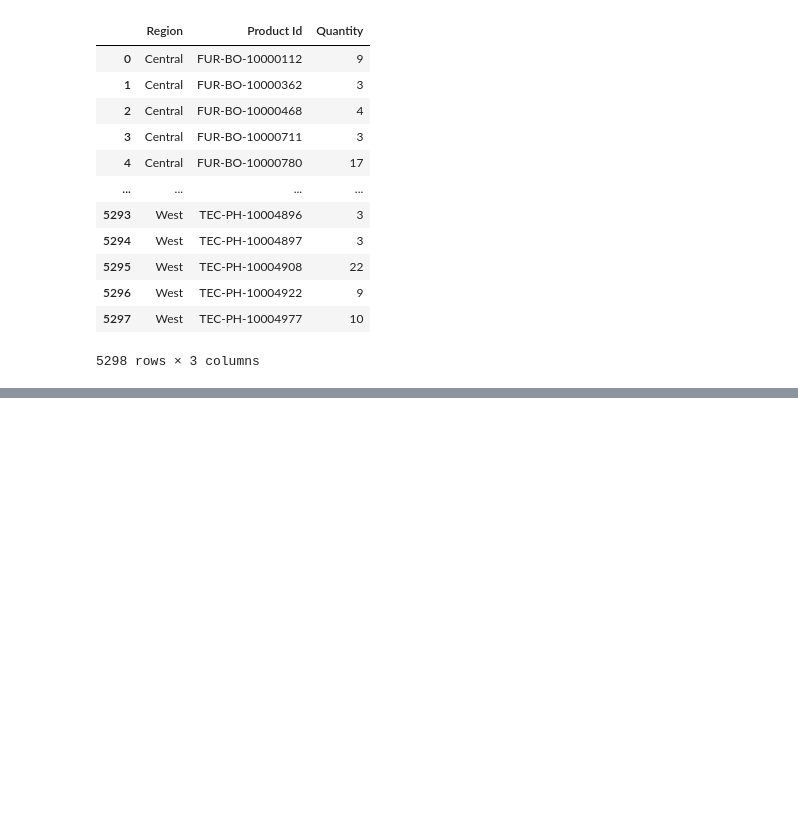
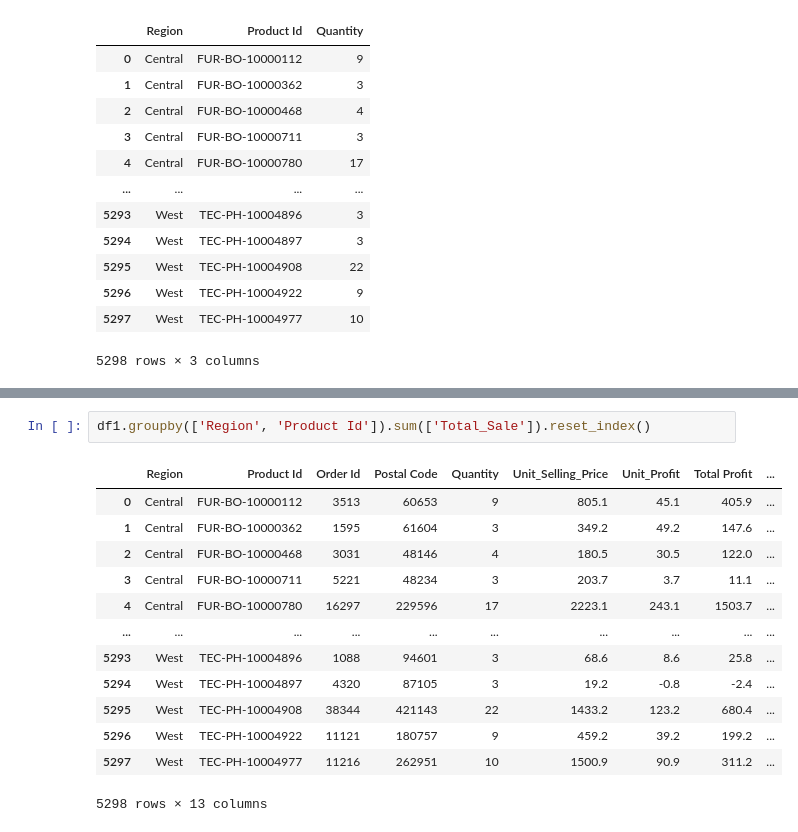
Before and after one commit to astuteIsrael/data_analyst_with_API, a Jupyter notebook: retail_rover.ipynb, the cells around one changed output, grey strips where cells are left out. Saved outputs shown, nothing was run; the diff lists cells and outputs as text; blank space fills up the shorter version.

```diff
--- a/retail_rover.ipynb
+++ b/retail_rover.ipynb
@@ -687,0 +724,16 @@ df1.groupby(['Region', 'Product Id']).sum('Quantity')['Quantity'].reset_index()
+# %%
+df1.groupby(['Region', 'Product Id']).sum(['Total_Sale']).reset_index()
+# %% [output]
+|  | Region | Product Id | Order Id | Postal Code | Quantity | Unit_Selling_Price | Unit_Profit | Total Profit | ... |
+| 0 | Central | FUR-BO-10000112 | 3513 | 60653 | 9 | 805.1 | 45.1 | 405.9 | ... |
+| 1 | Central | FUR-BO-10000362 | 1595 | 61604 | 3 | 349.2 | 49.2 | 147.6 | ... |
+| 2 | Central | FUR-BO-10000468 | 3031 | 48146 | 4 | 180.5 | 30.5 | 122.0 | ... |
+| 3 | Central | FUR-BO-10000711 | 5221 | 48234 | 3 | 203.7 | 3.7 | 11.1 | ... |
+| 4 | Central | FUR-BO-10000780 | 16297 | 229596 | 17 | 2223.1 | 243.1 | 1503.7 | ... |
+| ... | ... | ... | ... | ... | ... | ... | ... | ... | ... |
+| 5293 | West | TEC-PH-10004896 | 1088 | 94601 | 3 | 68.6 | 8.6 | 25.8 | ... |
+| 5294 | West | TEC-PH-10004897 | 4320 | 87105 | 3 | 19.2 | -0.8 | -2.4 | ... |
+| 5295 | West | TEC-PH-10004908 | 38344 | 421143 | 22 | 1433.2 | 123.2 | 680.4 | ... |
+| 5296 | West | TEC-PH-10004922 | 11121 | 180757 | 9 | 459.2 | 39.2 | 199.2 | ... |
+| 5297 | West | TEC-PH-10004977 | 11216 | 262951 | 10 | 1500.9 | 90.9 | 311.2 | ... |
+5298 rows × 13 columns
```
Also changed, not shown: parts of 29 cells of this notebook.
